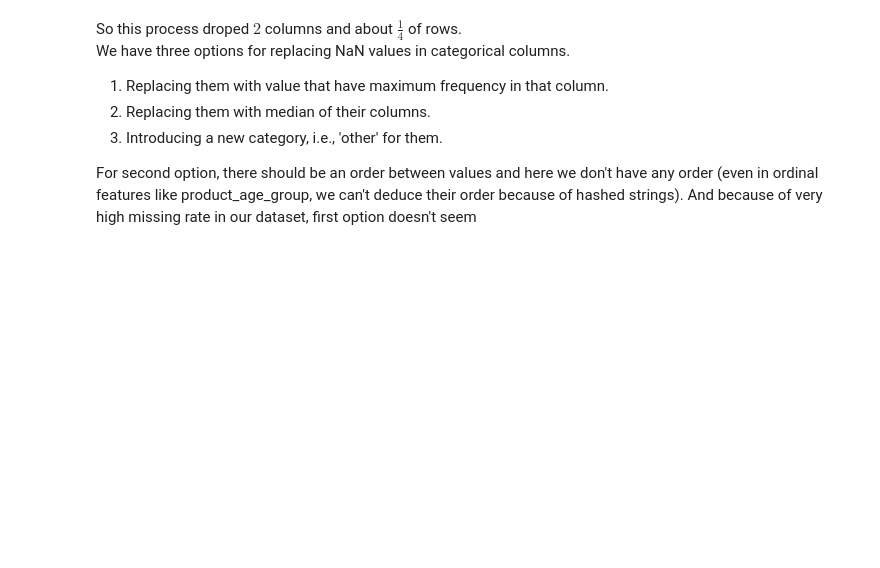
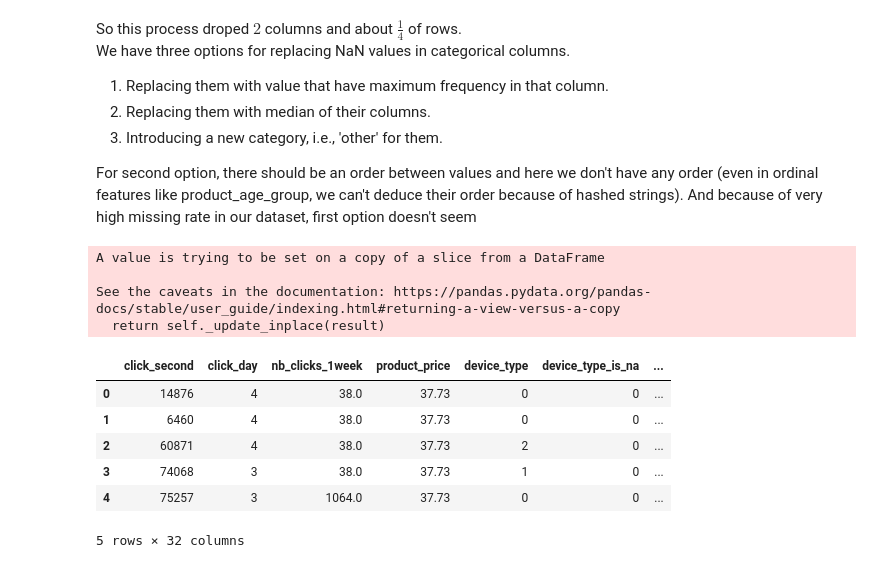
Before and after one commit to a80-abbasi/ML_Project, a Jupyter notebook: ML_Project.ipynb, the cells around one changed output. Saved outputs shown, nothing was run; the diff lists cells and outputs as text; code cells hidden in the pictures; blank space fills up the shorter version.

```diff
--- a/ML_Project.ipynb
+++ b/ML_Project.ipynb
@@ -217,3 +217,30 @@ We have three options for replacing NaN values in categorical columns.
 
 
 For second option, there should be an order between values and here we don't have any order (even in ordinal features like product_age_group, we can't deduce their order because of hashed strings). And because of very high missing rate in our dataset, first option doesn't seem
+# %%
+clean_df = data[numerical_cols]
+numerical_cols_medians = clean_df.median()
+clean_df.fillna(numerical_cols_medians, inplace=True)
+categorical_cols_idmaxes = {}
+for col in categorical_cols:
+    idxmax_value = data[col].value_counts().idxmax()
+    categorical_cols_idmaxes[col] = idxmax_value
+    clean_df = clean_df.merge(data[col].apply(lambda s: pd.Series(
+        {
+            col: idxmax_value if pd.isna(s) else s,
+            f'{col}_is_na':1 if pd.isna(s) else 0
+        }
+        )), left_index=True, right_index=True)
+clean_df.head()
+# %% [output]
+A value is trying to be set on a copy of a slice from a DataFrame
+
+See the caveats in the documentation: https://pandas.pydata.org/pandas-docs/stable/user_guide/indexing.html#returning-a-view-versus-a-copy
+  return self._update_inplace(result)
+|  | click_second | click_day | nb_clicks_1week | product_price | device_type | device_type_is_na | ... |
+| 0 | 14876 | 4 | 38.0 | 37.73 | 0 | 0 | ... |
+| 1 | 6460 | 4 | 38.0 | 37.73 | 0 | 0 | ... |
+| 2 | 60871 | 4 | 38.0 | 37.73 | 2 | 0 | ... |
+| 3 | 74068 | 3 | 38.0 | 37.73 | 1 | 0 | ... |
+| 4 | 75257 | 3 | 1064.0 | 37.73 | 0 | 0 | ... |
+5 rows × 32 columns
```
Also changed, not shown: parts of 4 cells of this notebook.
